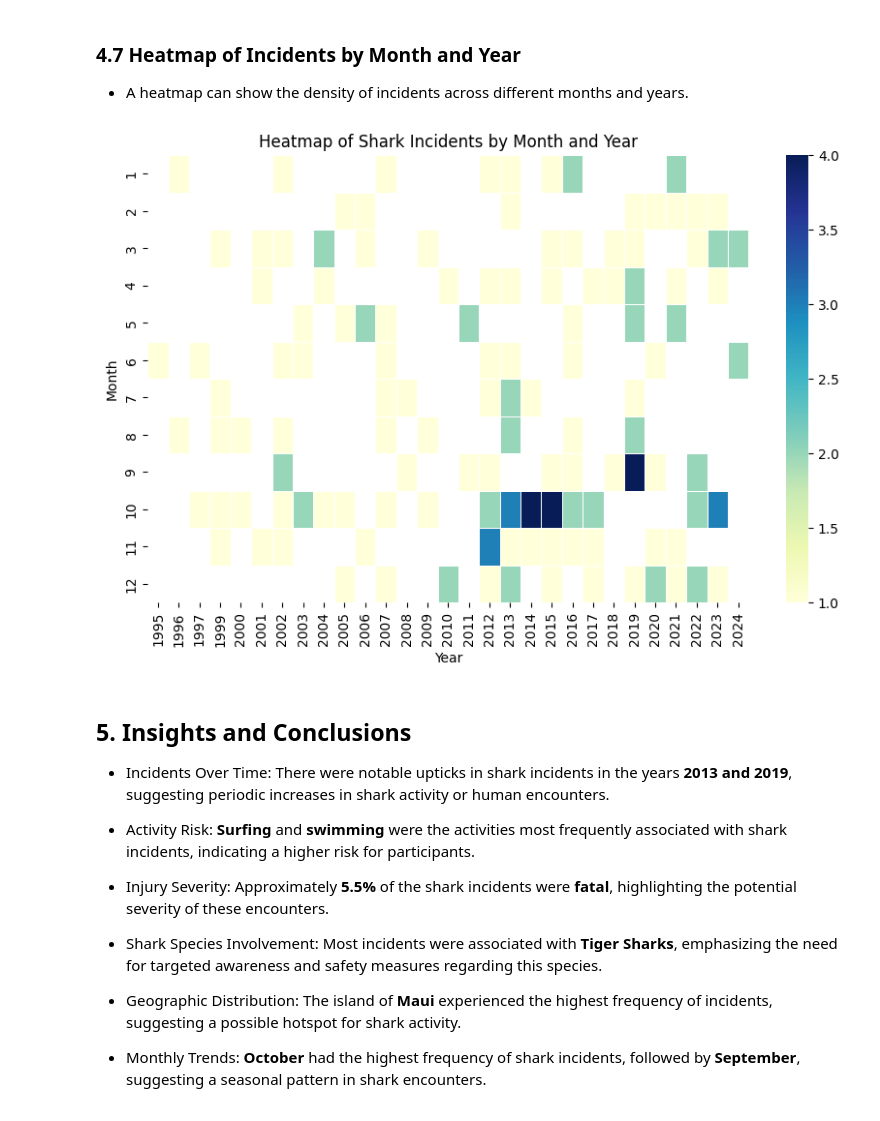
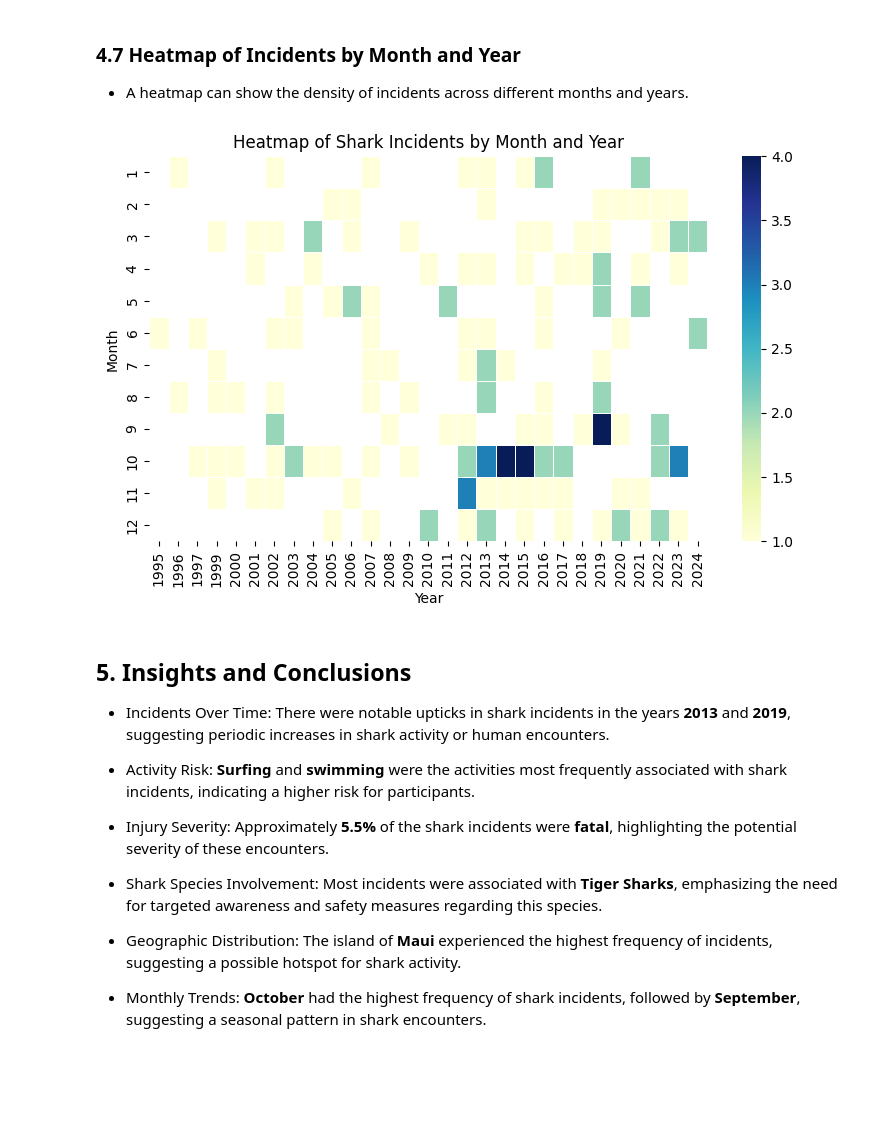
Before and after one commit to mohan-y/hawaii-shark-incident-data-analysis, a Jupyter notebook: hawaii_shark_incident_data_analysis.ipynb, the cells around one changed output. Saved outputs shown, nothing was run; the diff lists cells and outputs as text; code cells hidden in the pictures; blank space fills up the shorter version.

Commit message:
Resize heatmap

```diff
--- a/hawaii_shark_incident_data_analysis.ipynb
+++ b/hawaii_shark_incident_data_analysis.ipynb
@@ -325,24 +325,24 @@ plt.show()
 # %%
 # Extract month from the 'Date' column
 data['Month'] = data['Date'].dt.month
 
 # Create a pivot table for the heatmap
 heatmap_data = data.pivot_table(index='Month', columns='Year', values='Activity', aggfunc='count')
 
 # Plotting
-plt.figure(figsize=(10, 6))
+plt.figure(figsize=(9, 5))
 sns.heatmap(heatmap_data, cmap='YlGnBu', linewidths=.5)
 plt.title('Heatmap of Shark Incidents by Month and Year')
 plt.xlabel('Year')
 plt.ylabel('Month')
 plt.savefig(os.path.join(image_dir, 'heatmap.png'), dpi=300, bbox_inches='tight')
 plt.show()
 # %% [output]
-[figure, old version]
+[figure, new version]
 # %% [markdown]
 ## 5. Insights and Conclusions
 
-- Incidents Over Time: There were notable upticks in shark incidents in the years **2013 and 2019**, suggesting periodic increases in shark activity or human encounters.
+- Incidents Over Time: There were notable upticks in shark incidents in the years **2013** and **2019**, suggesting periodic increases in shark activity or human encounters.
 
 - Activity Risk: **Surfing** and **swimming** were the activities most frequently associated with shark incidents, indicating a higher risk for participants.
 
```
Also changed, not shown: 1 other file.
